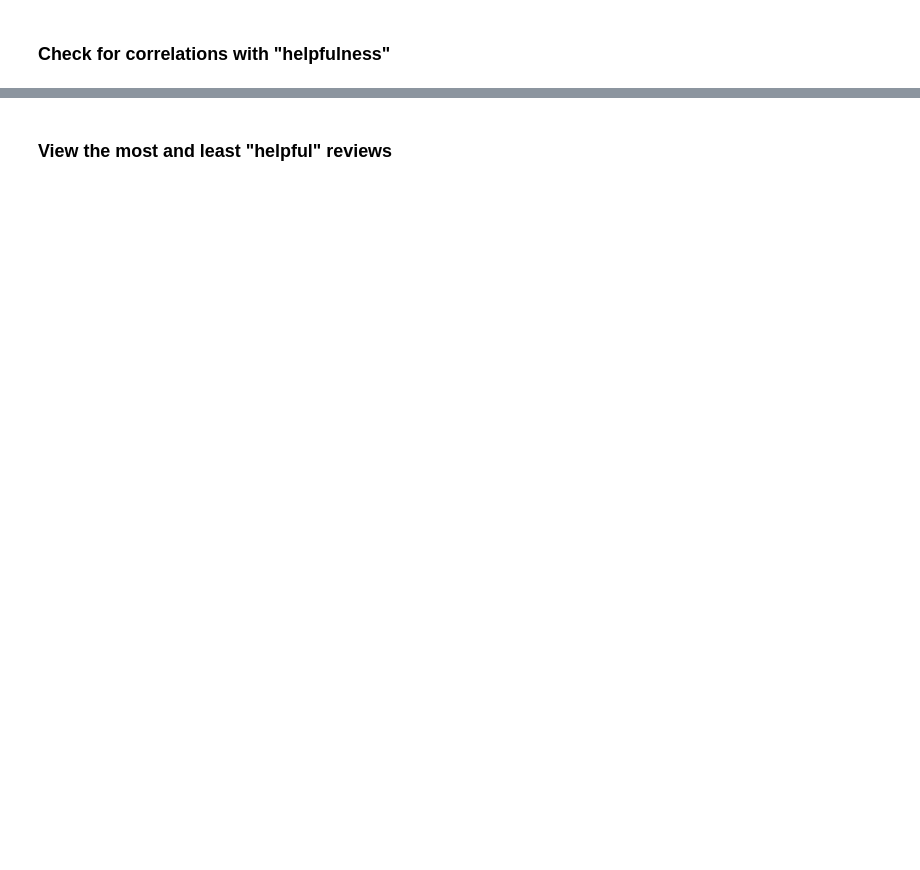
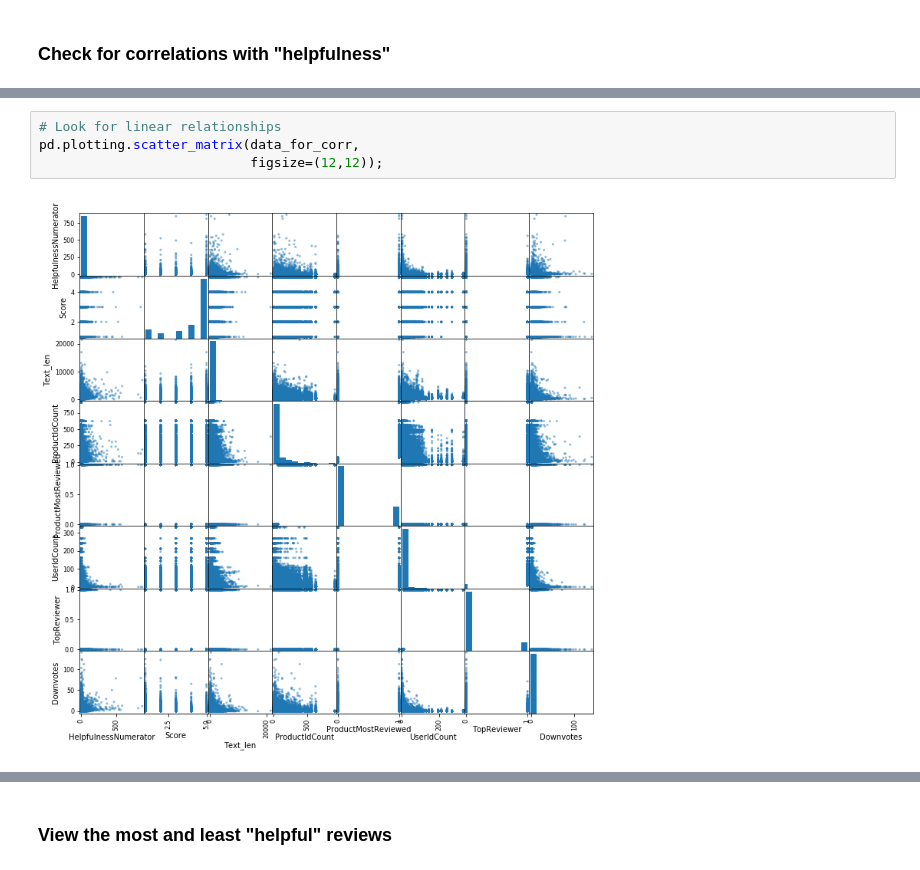
Before and after one commit to jrkreiger/helpful-reviews, a Jupyter notebook: project_notes.ipynb, the cells around one changed output, grey strips where cells are left out. Cells and saved outputs as stored; diff of their text form; blank space fills up the shorter version.

```diff
--- a/project_notes.ipynb
+++ b/project_notes.ipynb
@@ -374,0 +471,6 @@ plt.show();
+# %%
+# Look for linear relationships
+pd.plotting.scatter_matrix(data_for_corr,
+                           figsize=(12,12));
+# %% [output]
+[figure, added]
```
Also changed, not shown: parts of 70 cells of this notebook.
